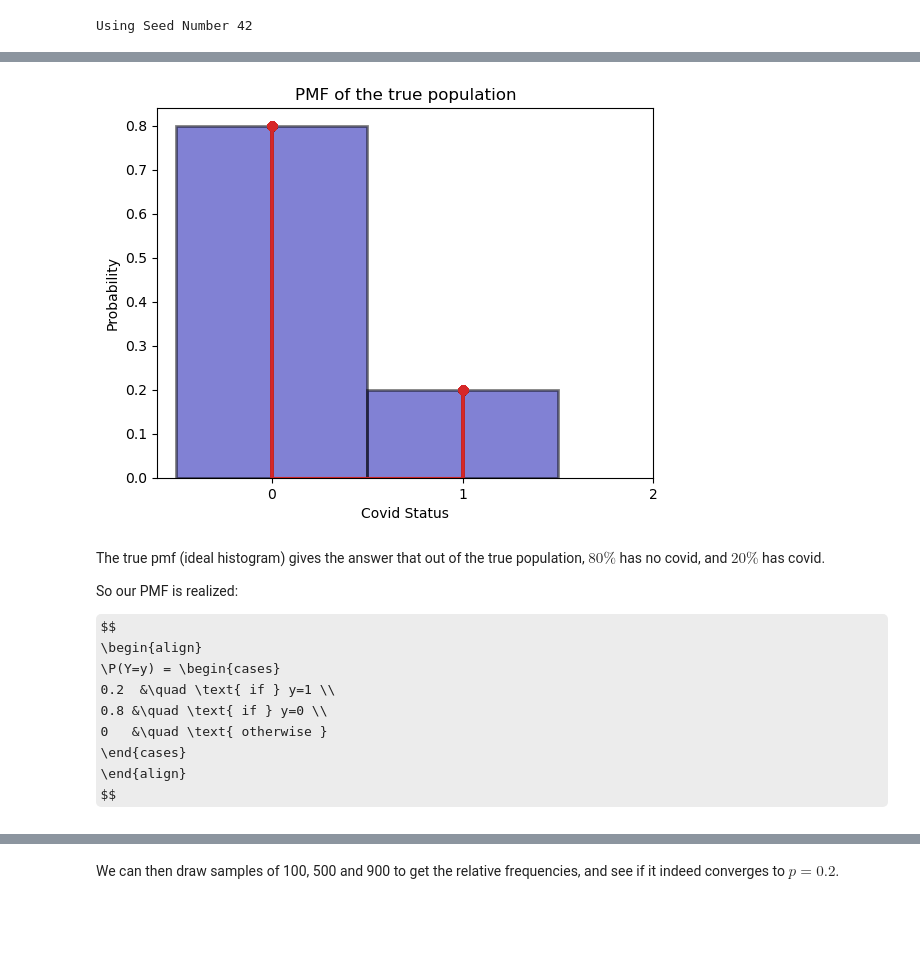
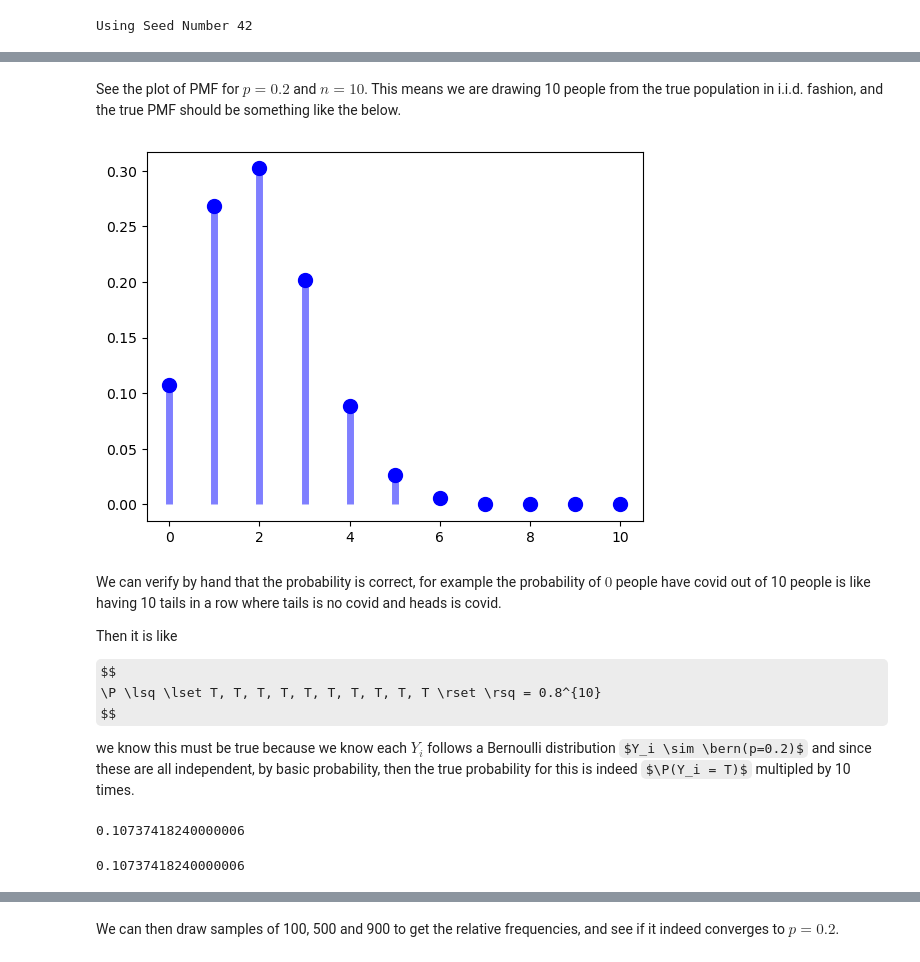
Before and after one commit to tan-wt/gaohn-probability-stats, a Jupyter notebook: content/03_discrete_random_variables/0309_binomial_distribution.ipynb, the cells around one changed output, grey strips where cells are left out. Drawn from its saved outputs; the diff is of its cells as text; code cells hidden in the pictures; some formulas as TeX source; blank space fills up the shorter version.

Commit message:
docs: add content to 0309_binomial_distribution
Other changes are mostly minor fixes and improvements.

```diff
--- a/content/03_discrete_random_variables/0309_binomial_distribution.ipynb
+++ b/content/03_discrete_random_variables/0309_binomial_distribution.ipynb
@@ -203,18 +179,36 @@ def plot_true_pmf(population: np.ndarray):
-# %%
-_ = plot_true_pmf(true_population)
-# %% [output]
-[figure, removed]
-# %% [markdown]
-The true pmf (ideal histogram) gives the answer that out of the true population, $80\%$ has no covid, and $20\%$ has covid.
-
-So our PMF is realized:
-
-$$
-\begin{align}
-\P(Y=y) = \begin{cases}
-0.2  &\quad \text{ if } y=1 \\
-0.8 &\quad \text{ if } y=0 \\
-0   &\quad \text{ otherwise }
-\end{cases}
-\end{align}
-$$
+# %% [markdown]
+See the plot of PMF for $p=0.2$ and $n=10$.
+This means we are drawing 10 people from the true population
+in i.i.d. fashion, and the true PMF should be something like the below.
+# %%
+p = 0.2
+n = 10
+rv = stats.binom(n,p)
+x = np.arange(11)
+f = rv.pmf(x)
+plt.plot(x, f, 'bo', ms=10)
+plt.vlines(x, 0, f, colors='b', lw=5, alpha=0.5);
+# %% [output]
+[figure, added]
+# %% [markdown]
+We can verify by hand that the probability is correct, for example
+the probability of $0$ people have covid out of 10 people is
+like having 10 tails in a row where tails is no covid and heads is covid.
+
+Then it is like
+
+$$
+\P \lsq \lset T, T, T, T, T, T, T, T, T, T \rset \rsq = 0.8^{10}
+$$
+
+we know this must be true because we know each $Y_i$ follows a Bernoulli distribution $Y_i \sim \bern(p=0.2)$
+and since these are all independent, by basic probability, then the true probability for this is
+indeed $\P(Y_i = T)$ multipled by 10 times.
+# %%
+0.8**10
+# %% [output]
+0.10737418240000006
+# %%
+rv.pmf(0)
+# %% [output]
+0.10737418240000006
```
Also changed, not shown: parts of 46 cells of this notebook, 5 other files.
